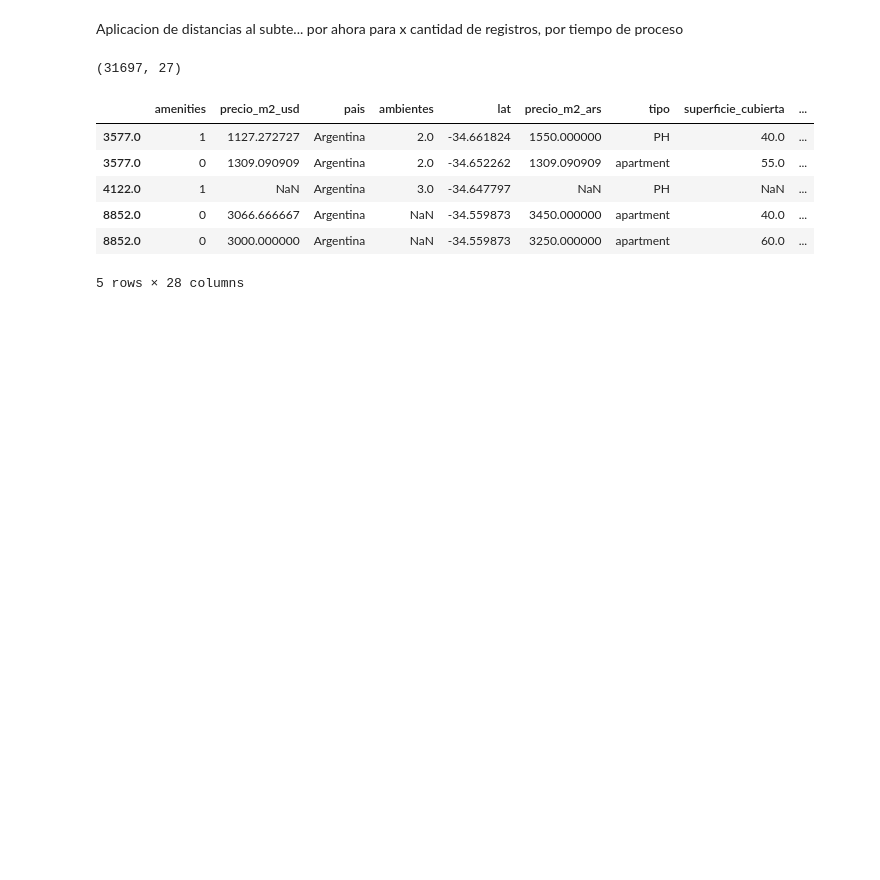
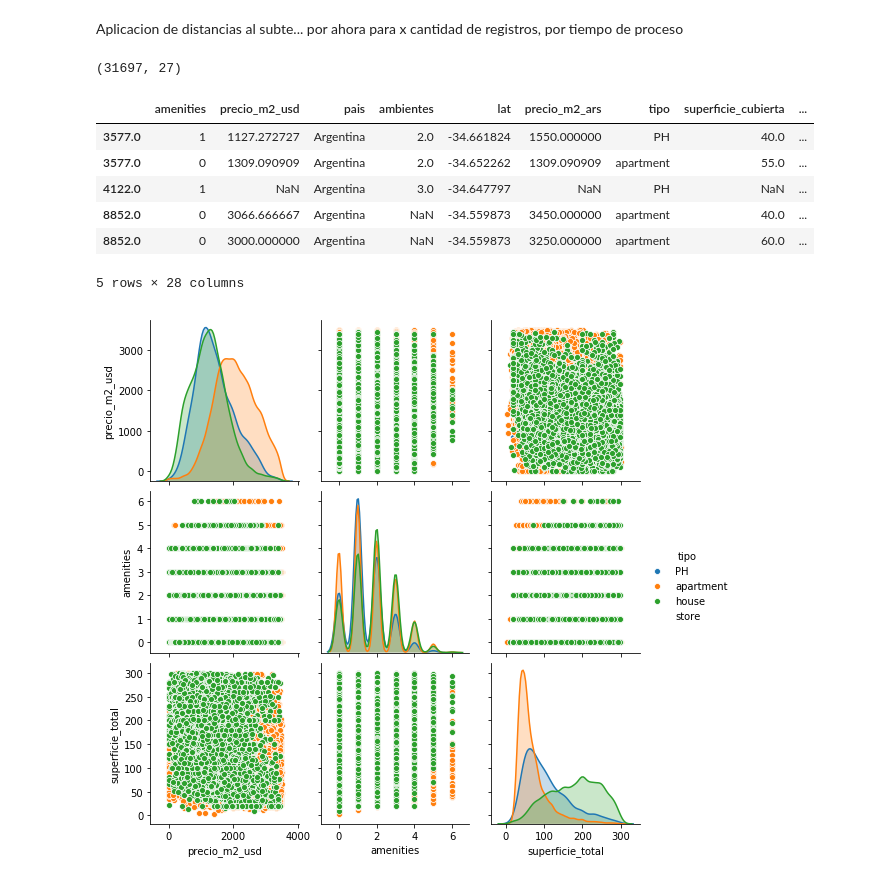
Before and after one commit to DH-DSBLEND-0420-grupo3/desafio-1, a Jupyter notebook: clean.ipynb, the cells around one changed output. Cells and saved outputs as stored; diff of their text form; code cells hidden in the pictures; blank space fills up the shorter version.

```diff
--- a/clean.ipynb
+++ b/clean.ipynb
@@ -623,4 +623,10 @@ data2.head()
 | 8852.0 | 0 | 3066.666667 | Argentina | NaN | -34.559873 | 3450.000000 | apartment | 40.0 | ... |
 | 8852.0 | 0 | 3000.000000 | Argentina | NaN | -34.559873 | 3250.000000 | apartment | 60.0 | ... |
 5 rows × 28 columns
+# %%
+#intento de encontar correlacion entre el precio del metro cuadrado y otras variables
+mask_graph = (data.precio_m2_usd < 3500) & (data.superficie_total < 300) & (data.tipo != 'store')
+sns.pairplot(data[mask_graph], vars = ['precio_m2_usd','amenities','superficie_total'], hue='tipo',height=2.5);
+# %% [output]
+[figure, added]
 # %%
```
Also changed, not shown: parts of 1 cell of this notebook.
